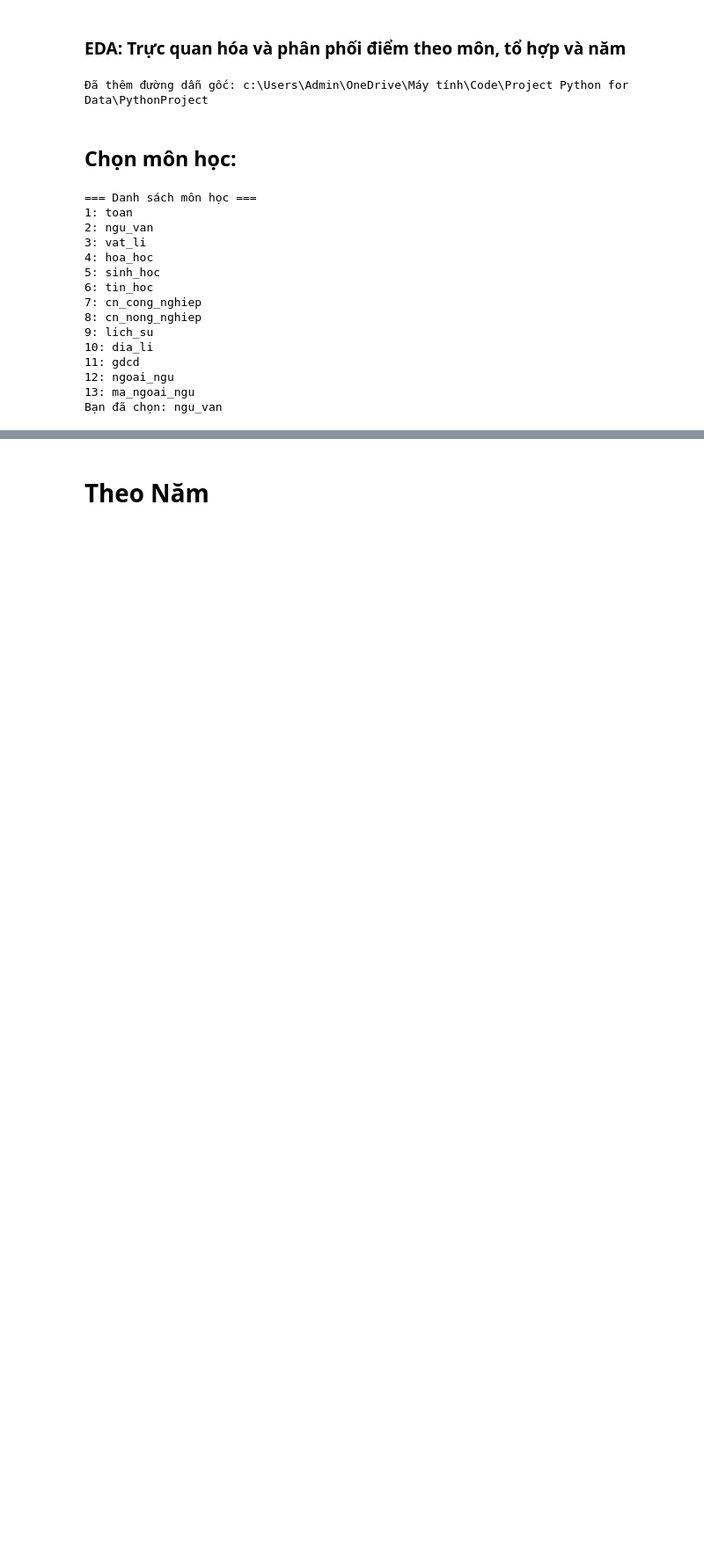
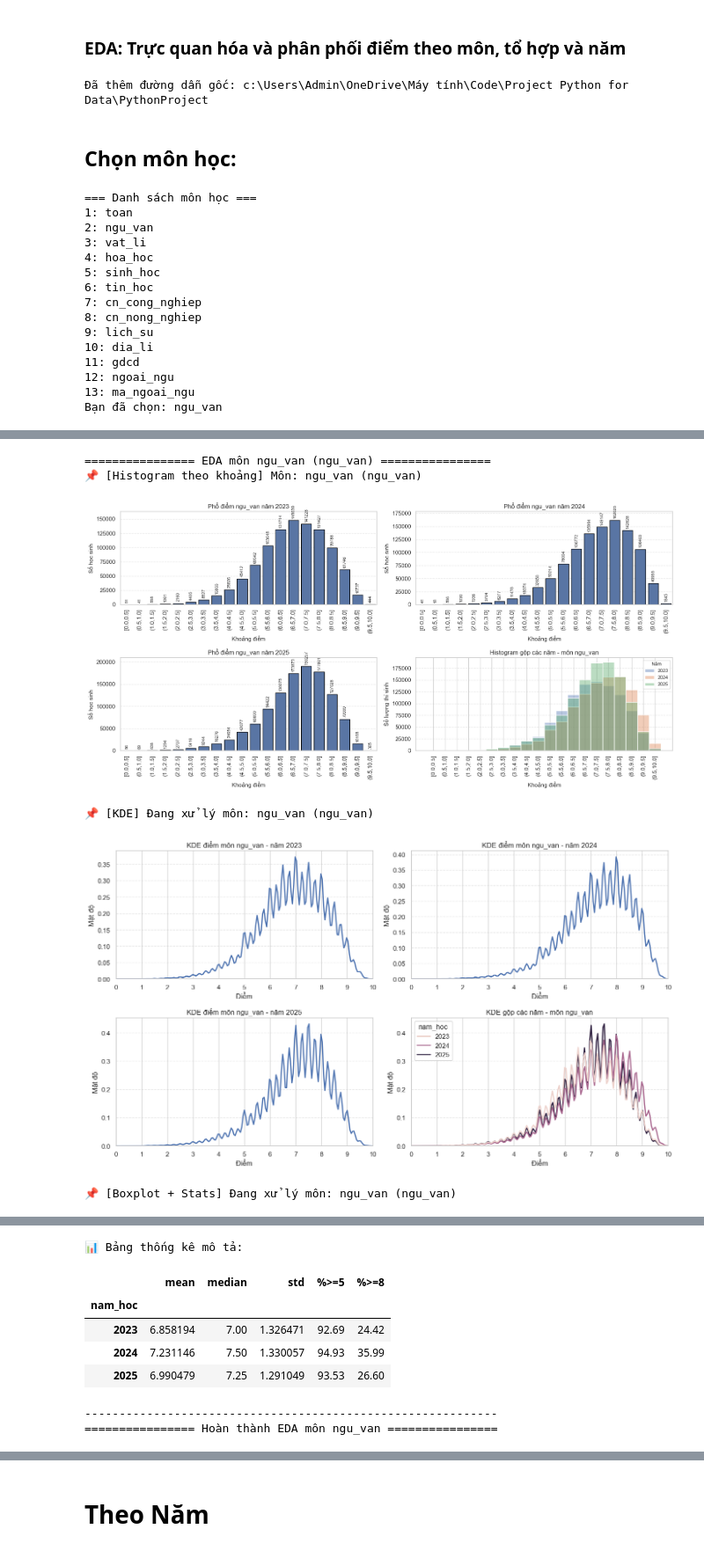
Before and after one commit to tano-dev/Vietnam-National-Exam-Score-Analysis-and-Forecasting, a Jupyter notebook: Notebook/EDA.ipynb, the cells around one changed output, grey strips where cells are left out. Shown at 88% size. Saved outputs shown, nothing was run; the diff lists cells and outputs as text; code cells hidden in the pictures; blank space fills up the shorter version.

Commit message:
EDA-ipynb: Change theo Subject

```diff
--- a/Notebook/EDA.ipynb
+++ b/Notebook/EDA.ipynb
@@ -127,22 +446,20 @@ print("✅ Dữ liệu đã sẵn sàng!")
 # %%
-# Set Pivot Table để dễ nhìn
-ChoiceSubj_23 = ChoiceSubj_df[ChoiceSubj_df["nam_hoc"].isin([2023])].pivot_table(
-    index="nam_hoc",
-    columns="diem",
-    values="so_hoc_sinh",
-    fill_value=0,
-).squeeze()
+def visualize_subject_eda_all(subject_code: str, subject_name: str):
+    """
+    Chạy full EDA cho một môn học:
+    - Histogram theo năm (bin = 0.25)
+    - KDE chồng các năm
+    - Boxplot so sánh phân phối theo năm + bảng thống kê mean/median/std/%>=5/%>=8.
+    """
+    print(f"================ EDA môn {subject_name} ({subject_code}) ================")
 
-ChoiceSubj_24 = ChoiceSubj_df[ChoiceSubj_df["nam_hoc"].isin([2024])].pivot_table(
-    index="nam_hoc",
-    columns="diem",
-    values="so_hoc_sinh",
-    fill_value=0,
-).squeeze()
+    # 1. Histogram
+    visualize_subject_hist(subject_code, subject_name)
 
-ChoiceSubj_25 = ChoiceSubj_df[ChoiceSubj_df["nam_hoc"] == 2025].pivot_table(
-    index="nam_hoc",
-    columns="diem",
-    values="so_hoc_sinh",
-    fill_value=0,
-).squeeze()
+    # 2. KDE
+    visualize_subject_kde(subject_code, subject_name)
+
+    # 3. Boxplot + Stats
+    visualize_subject_boxplot_and_stats(subject_code, subject_name)
+
+    print(f"================ Hoàn thành EDA môn {subject_name} ================\n")
@@ -398,0 +466,10 @@ plt.show()
+# %%
+# Chạy EDA cho môn đã chọn
+visualize_subject_eda_all(ChoiceSubj, subject_map[choice])
+# %% [output]
+================ EDA môn ngu_van (ngu_van) ================
+📌 [Histogram theo khoảng] Môn: ngu_van (ngu_van)
+[figure, added]
+📌 [KDE] Đang xử lý môn: ngu_van (ngu_van)
+[figure, added]
+📌 [Boxplot + Stats] Đang xử lý môn: ngu_van (ngu_van)
@@ -398,0 +477,8 @@ plt.show()
+📊 Bảng thống kê mô tả:
+|  | mean | median | std | %>=5 | %>=8 |
+| nam_hoc |  |  |  |  |  |
+| 2023 | 6.858194 | 7.00 | 1.326471 | 92.69 | 24.42 |
+| 2024 | 7.231146 | 7.50 | 1.330057 | 94.93 | 35.99 |
+| 2025 | 6.990479 | 7.25 | 1.291049 | 93.53 | 26.60 |
+------------------------------------------------------------
+================ Hoàn thành EDA môn ngu_van ================
```
Also changed, not shown: parts of 27 cells of this notebook.
